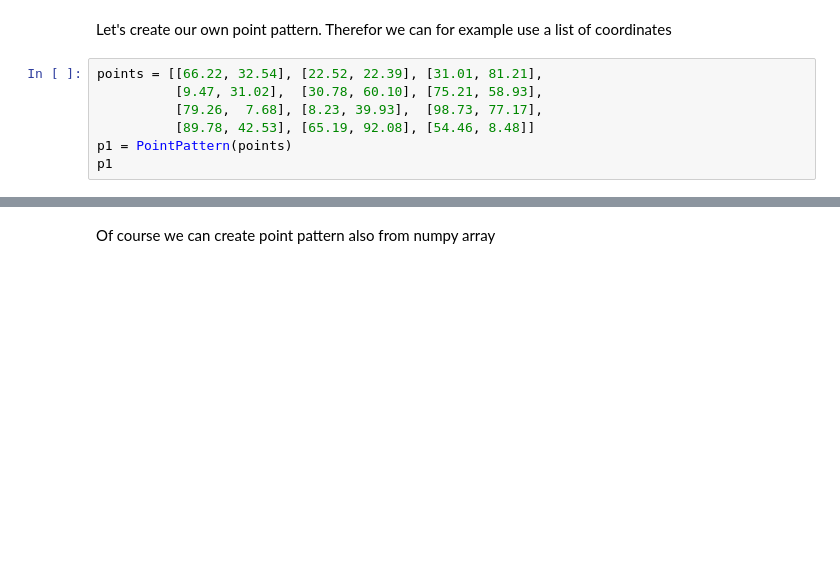
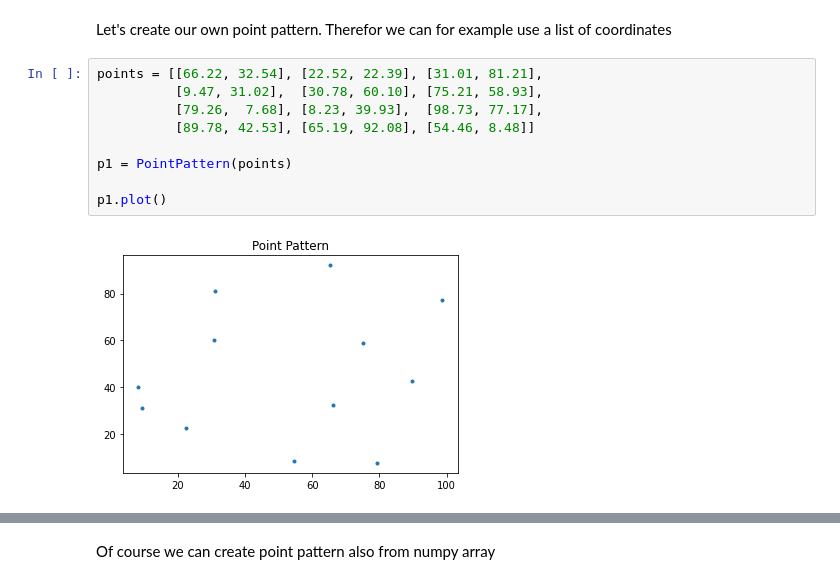
Before and after one commit to makangd/python, a Jupyter notebook: 04_SpatialPointPattern.ipynb, the cells around one changed output, grey strips where cells are left out. Saved outputs shown, nothing was run; the diff lists cells and outputs as text; blank space fills up the shorter version.

```diff
--- a/04_SpatialPointPattern.ipynb
+++ b/04_SpatialPointPattern.ipynb
@@ -106,9 +106,13 @@ Let's create our own point pattern. Therefor we can for example use a list of co
 # %%
 points = [[66.22, 32.54], [22.52, 22.39], [31.01, 81.21],
           [9.47, 31.02],  [30.78, 60.10], [75.21, 58.93],
           [79.26,  7.68], [8.23, 39.93],  [98.73, 77.17],
           [89.78, 42.53], [65.19, 92.08], [54.46, 8.48]]
+
 p1 = PointPattern(points)
-p1
+
+p1.plot()
+# %% [output]
+[figure, added]
 # %%
 p1.mbb
```
Also changed, not shown: parts of 61 cells of this notebook, 6 other files.
